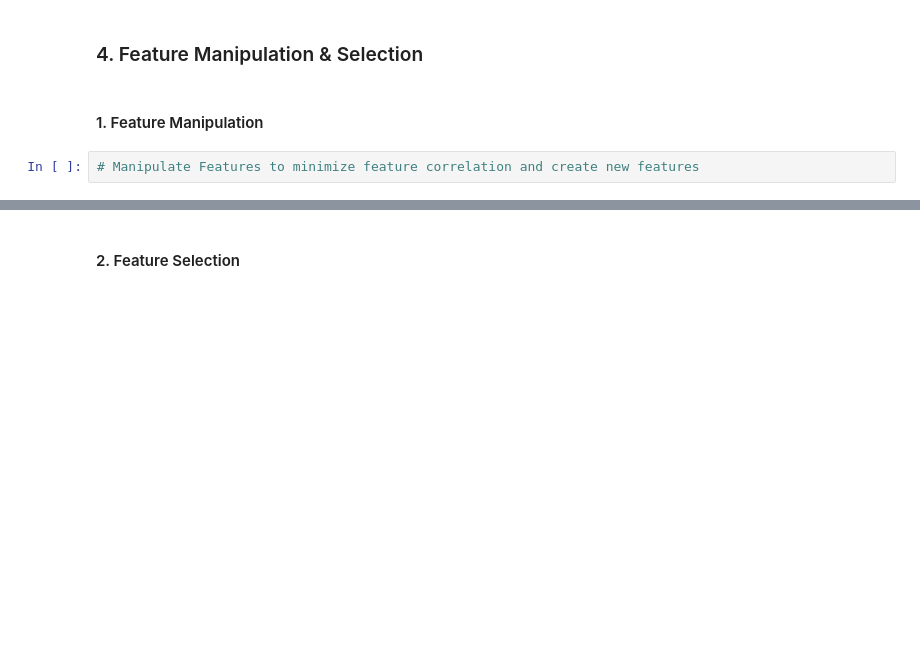
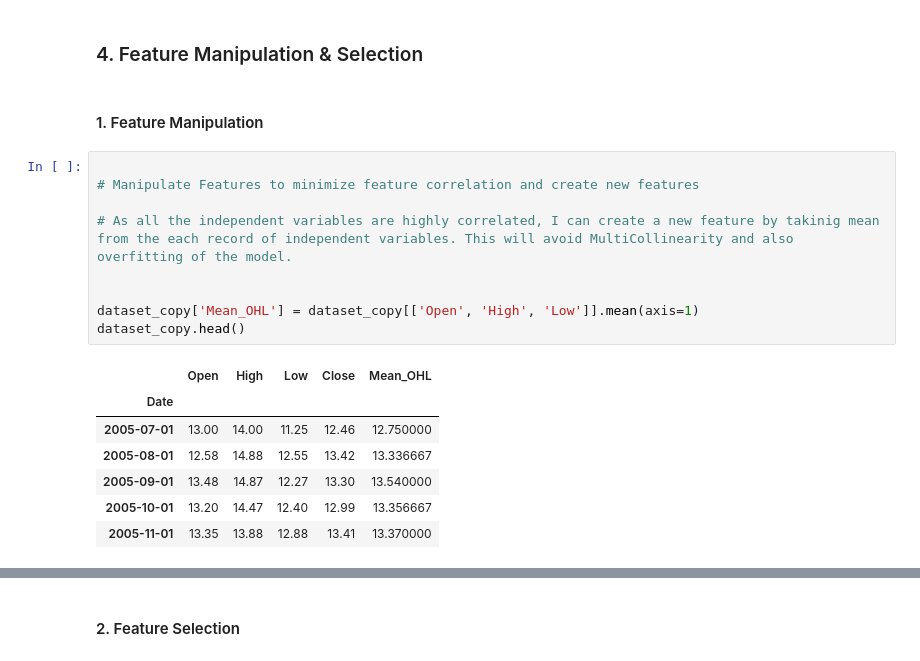
Before and after one commit to piyushbg/Yes-Bank-Stock-Closing-Price-Prediction, a Jupyter notebook: Yes_Bank_Stock_Closing_Price_Prediction.ipynb, the cells around one changed output, grey strips where cells are left out. Saved outputs shown, nothing was run; the diff lists cells and outputs as text; blank space fills up the shorter version.

```diff
--- a/Yes_Bank_Stock_Closing_Price_Prediction.ipynb
+++ b/Yes_Bank_Stock_Closing_Price_Prediction.ipynb
@@ -1047,5 +1107,20 @@ Answer Here.
 ### 4. Feature Manipulation & Selection
 # %% [markdown]
 #### 1. Feature Manipulation
-# %%
-# Manipulate Features to minimize feature correlation and create new features
+# %%
+
+# Manipulate Features to minimize feature correlation and create new features
+
+# As all the independent variables are highly correlated, I can create a new feature by takinig mean from the each record of independent variables. This will avoid MultiCollinearity and also overfitting of the model.
+
+
+dataset_copy['Mean_OHL'] = dataset_copy[['Open', 'High', 'Low']].mean(axis=1)
+dataset_copy.head()
+# %% [output]
+|  | Open | High | Low | Close | Mean_OHL |
+| Date |  |  |  |  |  |
+| 2005-07-01 | 13.00 | 14.00 | 11.25 | 12.46 | 12.750000 |
+| 2005-08-01 | 12.58 | 14.88 | 12.55 | 13.42 | 13.336667 |
+| 2005-09-01 | 13.48 | 14.87 | 12.27 | 13.30 | 13.540000 |
+| 2005-10-01 | 13.20 | 14.47 | 12.40 | 12.99 | 13.356667 |
+| 2005-11-01 | 13.35 | 13.88 | 12.88 | 13.41 | 13.370000 |
```
Also changed, not shown: parts of 26 cells of this notebook.
